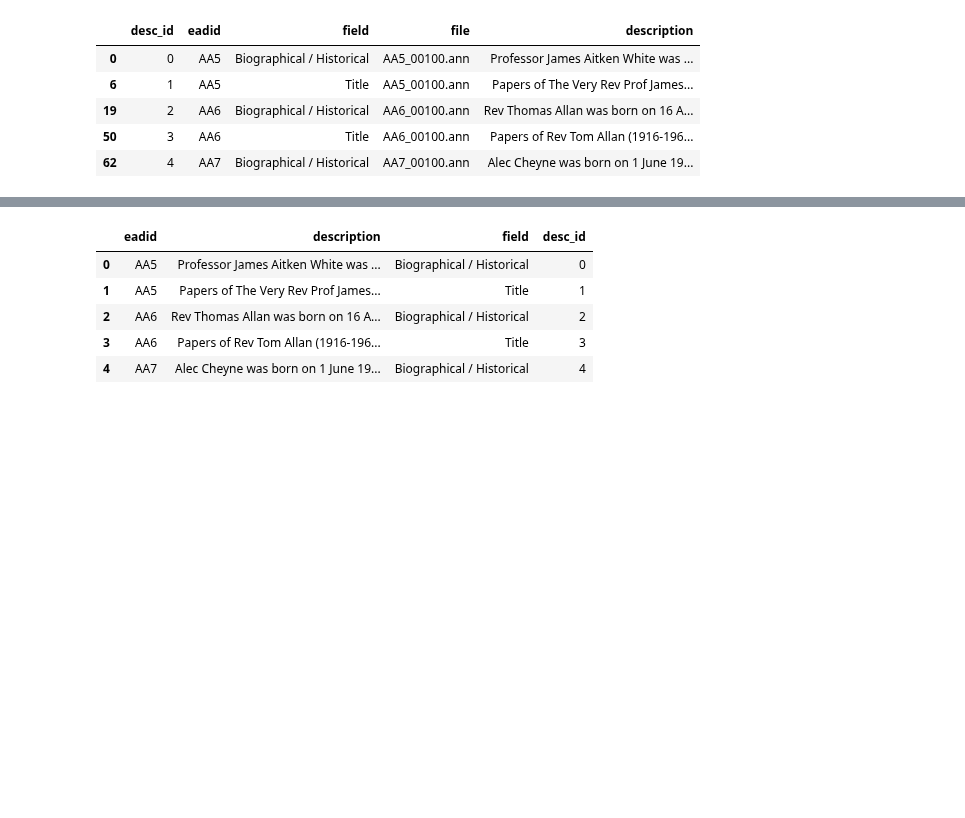
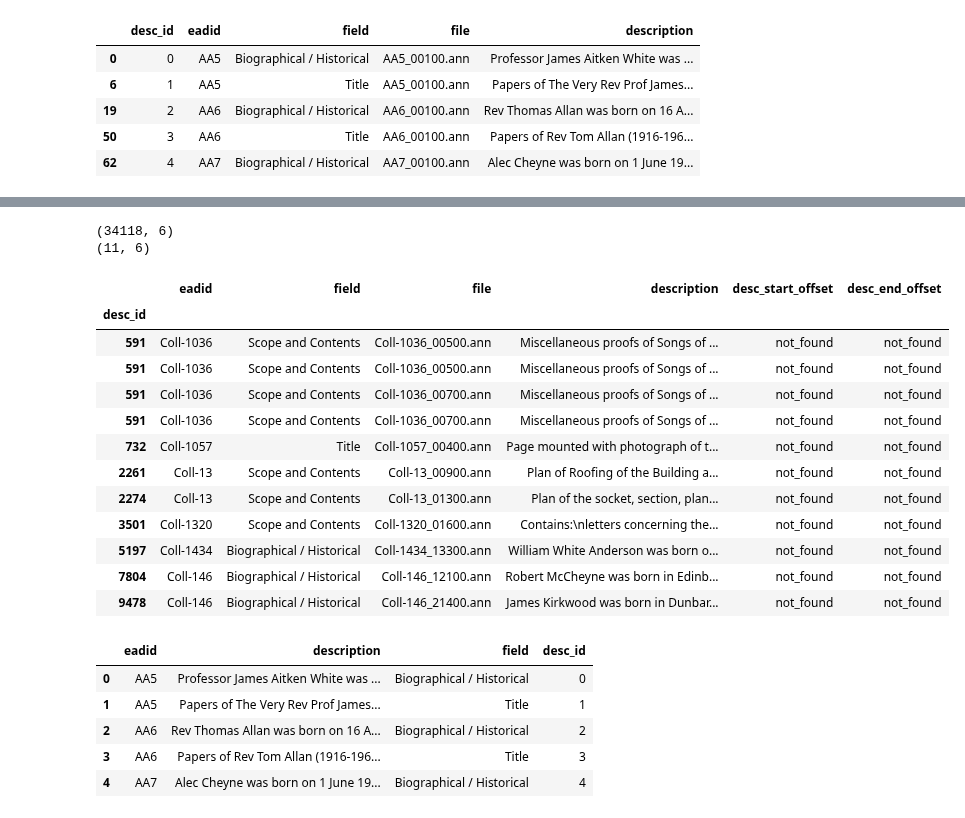
Before and after one commit to thegoose20/gender-bias, a Jupyter notebook: analysis/Analysis_DescAndAnnotLengths.ipynb, the cells around one changed output, grey strips where cells are left out. Saved outputs shown, nothing was run; the diff lists cells and outputs as text; code cells hidden in the pictures; blank space fills up the shorter version.

```diff
--- a/analysis/Analysis_DescAndAnnotLengths.ipynb
+++ b/analysis/Analysis_DescAndAnnotLengths.ipynb
@@ -339 +272,32 @@ joined.head()
+# %%
+joined_found = joined.loc[(joined.desc_start_offset != "not_found")]
+joined_notfound = joined.loc[(joined.desc_start_offset == "not_found")]
+
+# Check that any "not_found" start offsets have correspondings "not_found" end offsets
+joined_found_end = joined.loc[(joined.desc_end_offset != "not_found")]
+assert joined_found_end.shape == joined_found.shape
+joined_notfound_end = joined.loc[(joined.desc_end_offset == "not_found")]
+assert joined_notfound_end.shape == joined_notfound.shape
+
+print(joined_found.shape)
+print(joined_notfound.shape)
+# %% [output]
+(34118, 6)
+(11, 6)
+# %%
+joined_notfound
+# %% [output]
+|  | eadid | field | file | description | desc_start_offset | desc_end_offset |
+| desc_id |  |  |  |  |  |  |
+| 591 | Coll-1036 | Scope and Contents | Coll-1036_00500.ann | Miscellaneous proofs of Songs of ... | not_found | not_found |
+| 591 | Coll-1036 | Scope and Contents | Coll-1036_00500.ann | Miscellaneous proofs of Songs of ... | not_found | not_found |
+| 591 | Coll-1036 | Scope and Contents | Coll-1036_00700.ann | Miscellaneous proofs of Songs of ... | not_found | not_found |
+| 591 | Coll-1036 | Scope and Contents | Coll-1036_00700.ann | Miscellaneous proofs of Songs of ... | not_found | not_found |
+| 732 | Coll-1057 | Title | Coll-1057_00400.ann | Page mounted with photograph of t... | not_found | not_found |
+| 2261 | Coll-13 | Scope and Contents | Coll-13_00900.ann | Plan of Roofing of the Building a... | not_found | not_found |
+| 2274 | Coll-13 | Scope and Contents | Coll-13_01300.ann | Plan of the socket, section, plan... | not_found | not_found |
+| 3501 | Coll-1320 | Scope and Contents | Coll-1320_01600.ann | Contains:\nletters concerning the... | not_found | not_found |
+| 5197 | Coll-1434 | Biographical / Historical | Coll-1434_13300.ann | William White Anderson was born o... | not_found | not_found |
+| 7804 | Coll-146 | Biographical / Historical | Coll-146_12100.ann | Robert McCheyne was born in Edinb... | not_found | not_found |
+| 9478 | Coll-146 | Biographical / Historical | Coll-146_21400.ann | James Kirkwood was born in Dunbar... | not_found | not_found |
 # %%
```
Also changed, not shown: parts of 37 cells of this notebook.
